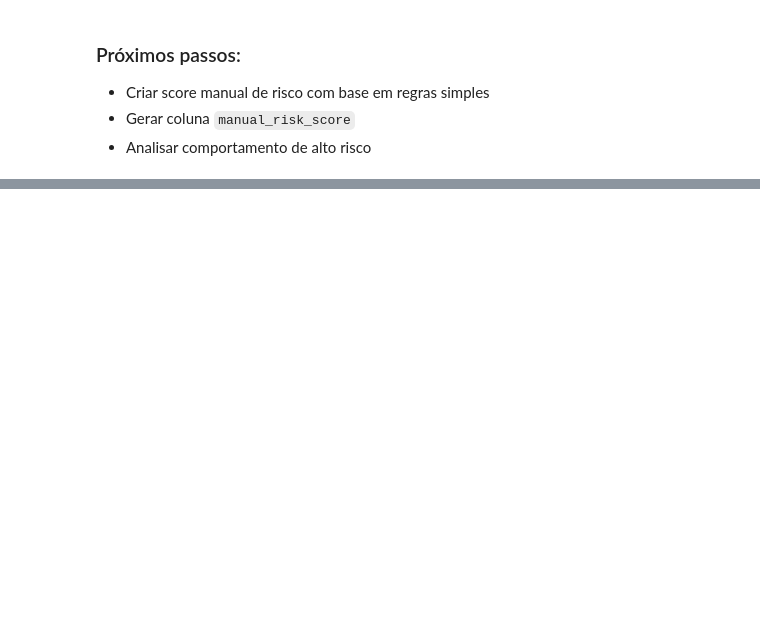
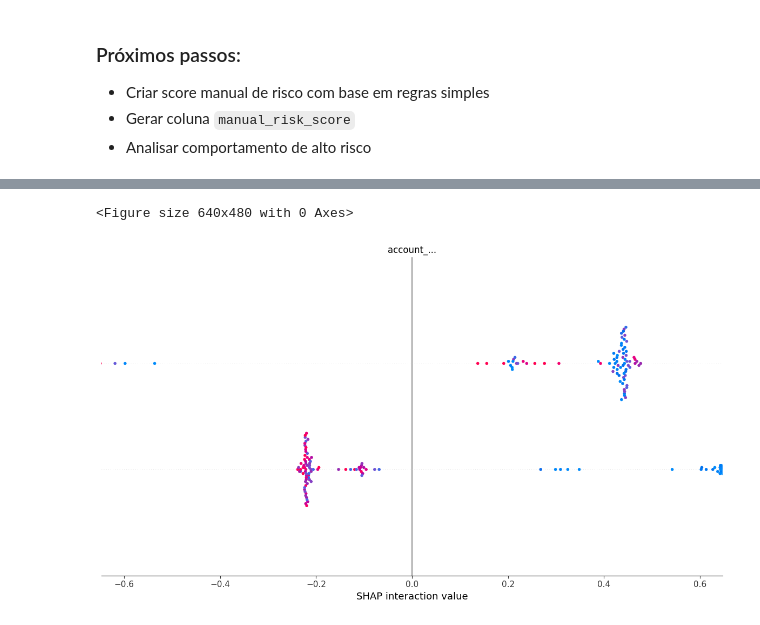
Before and after one commit to a-bucci/AML---Fraud---AI---Portfolio, a Jupyter notebook: 1_fiat_analysis/exploration_amanda.ipynb, the cells around one changed output, grey strips where cells are left out. Saved outputs shown, nothing was run; the diff lists cells and outputs as text; code cells hidden in the pictures; blank space fills up the shorter version.

```diff
--- a/1_fiat_analysis/exploration_amanda.ipynb
+++ b/1_fiat_analysis/exploration_amanda.ipynb
@@ -65,0 +118,28 @@ plt.show()
+# %%
+from sklearn.model_selection import train_test_split
+from sklearn.ensemble import RandomForestClassifier
+from sklearn.metrics import classification_report, roc_auc_score
+
+# Selecionar as features que vamos usar no modelo (apenas numéricas)
+features = ['amount', 'account_age_days', 'transaction_hour', 'past_alerts']
+
+# Variável alvo: vamos tentar prever se a transação tem alto risco manual (por exemplo, manual_risk_score >= 3)
+df['high_risk'] = (df['manual_risk_score'] >= 3).astype(int)
+
+X = df[features]
+y = df['high_risk']
+
+# Dividir em treino e teste (80% treino, 20% teste)
+X_train, X_test, y_train, y_test = train_test_split(X, y, test_size=0.2, random_state=42)
+
+# Criar o modelo Random Forest
+model = RandomForestClassifier(n_estimators=100, random_state=42)
+model.fit(X_train, y_train)
+
+# Fazer previsões no conjunto de teste
+y_pred = model.predict(X_test)
+y_proba = model.predict_proba(X_test)[:, 1]
+
+# Avaliar o modelo
+print(classification_report(y_test, y_pred))
+print("ROC-AUC:", roc_auc_score(y_test, y_proba))
@@ -65,0 +157,15 @@ plt.show()
+# %%
+import shap
+
+# Criar o objeto explainer para Random Forest
+explainer = shap.TreeExplainer(model)
+
+# Calcular os valores SHAP para o conjunto de teste
+shap_values = explainer.shap_values(X_test)
+
+# Para modelos binários, shap_values é uma lista com duas matrizes (classe 0 e 1)
+# Vamos usar a classe 1 (alto risco) para a visualização
+shap.summary_plot(shap_values, X_test)
+# %% [output]
+<Figure size 640x480 with 0 Axes>
+[figure, added]
```
Also changed, not shown: parts of 5 cells of this notebook.
